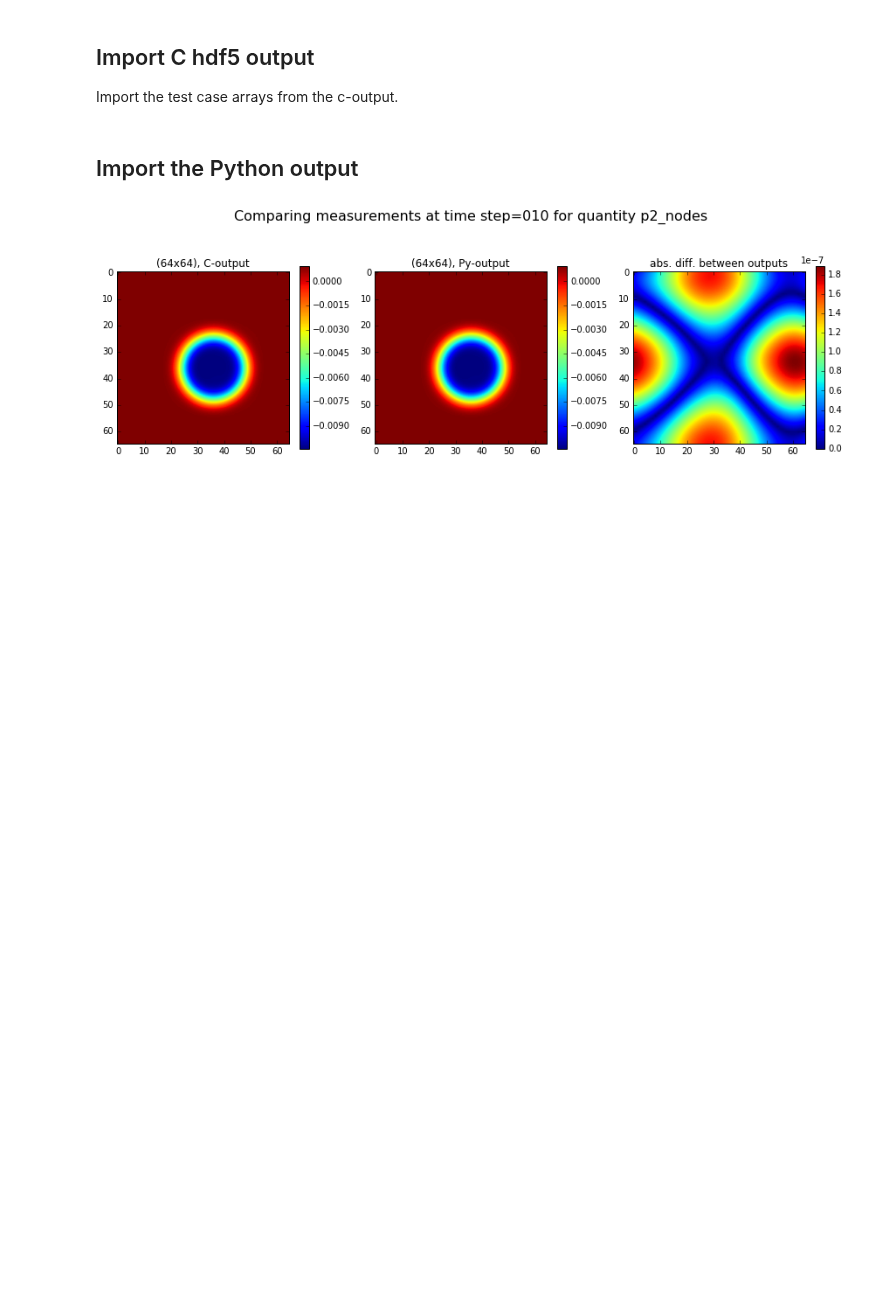
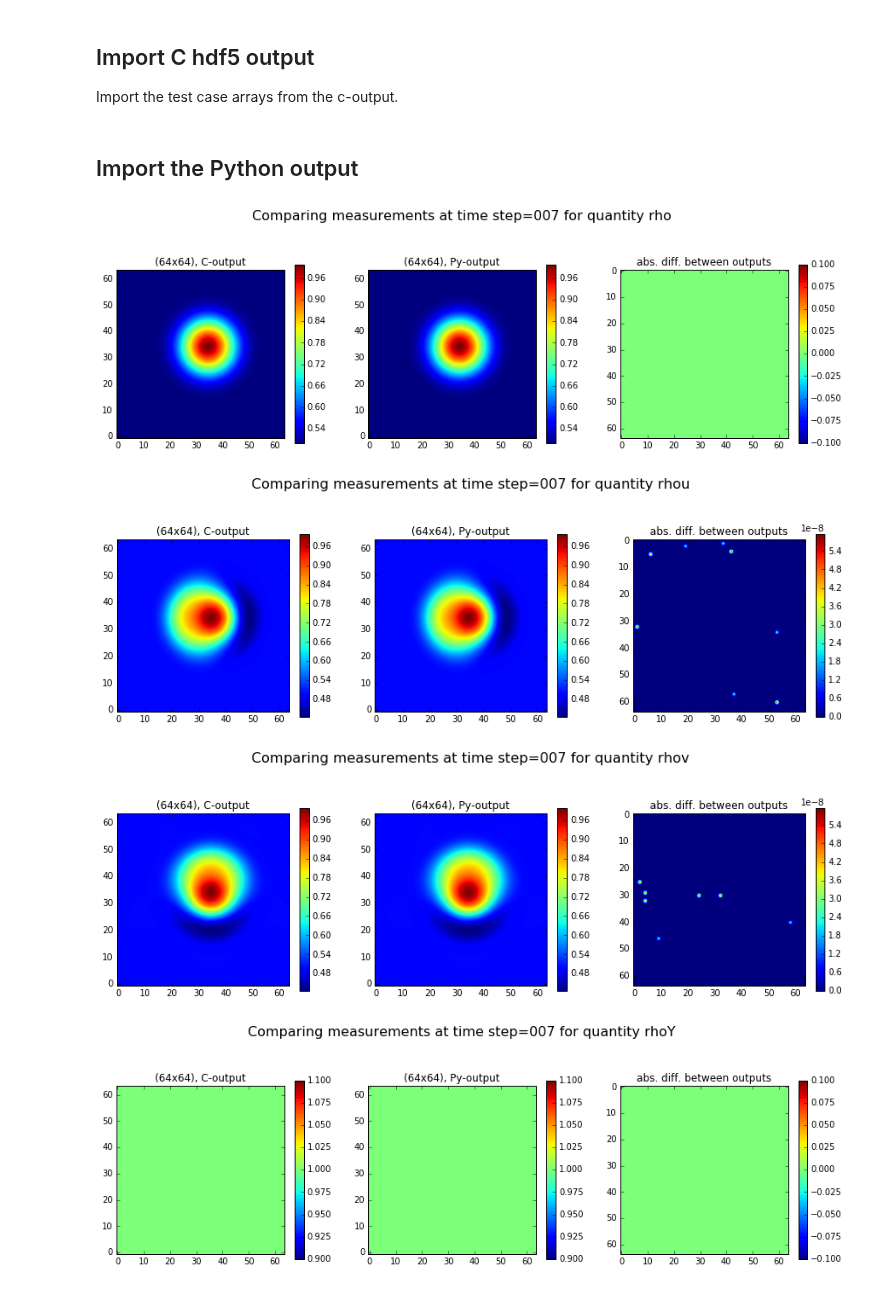
Before and after one commit to ray-chew/pyBELLA, a Jupyter notebook: RKLM_Reference/hdf4-5_converter_viewer.ipynb, the cells around one changed output. Drawn from its saved outputs; the diff is of its cells as text; code cells hidden in the pictures; blank space fills up the shorter version.

Commit message:
push latest changes to visualiser / debugger notebooks

```diff
--- a/RKLM_Reference/hdf4-5_converter_viewer.ipynb
+++ b/RKLM_Reference/hdf4-5_converter_viewer.ipynb
@@ -99,9 +99,9 @@ def import_c(string_h5, full_path, tag, flux):
             test_cases_folders += ['rhoYu','rhoYv']
             test_cases_names += ['rhoYu', 'rhoYv']
 
-    if tag == 'after_ebnaimp' or tag == 'after_full_step':
-        test_cases_folders += ['wplusx', 'wplusy', 'hcenter', 'p2_full', 'rhs_nodes', 'p2_initial']
-        test_cases_names += ['wplusx', 'wplusy', 'hcenter', 'p2_full', 'rhs_nodes', 'p2_initial']
+#     if tag == 'after_ebnaimp' or tag == 'after_full_step':
+#         test_cases_folders += ['wplusx', 'wplusy', 'hcenter', 'p2_full', 'rhs_nodes', 'p2_initial']
+#         test_cases_names += ['wplusx', 'wplusy', 'hcenter', 'p2_full', 'rhs_nodes', 'p2_initial']
 
     test_cases_folders = np.char.array(test_cases_folders)
     test_cases_names = np.char.array(test_cases_names)
@@ -136,14 +136,10 @@ def import_c(string_h5, full_path, tag, flux):
 # %%
 # specify directory where the python hdf5 output is.
 # py_directory = "../RKLM_Python/"
-py_directory = "../"
-
-py_path = py_directory + py_filename
 
 # helper function to extract array from hdf file by its name and timestep
 
-label = '_' + label
-def py_out(py_dataset,time=label):
+def py_out(py_dataset,time):
     return pyfile[str(py_dataset)][str(py_dataset)+time][:]
 
 def get_filename(grid_x,grid_y,size,end_time,suffix):
@@ -205,7 +201,7 @@ def diff_plot(py_arr,c_arr,time,att,Nx,Ny):
     fig.suptitle(r'Comparing measurements at time step=%.3d for quantity %s' %(time,att), fontsize='16')
     plt.show()
 # %%
-py_time = 10
+py_time = 7
 
 # typ = 'COMP'
 typ = 'PI'
@@ -246,36 +242,39 @@ py_directory += "output_travelling_vortex/"
 flux = False
 
 string_h5, full_path = convert_c(time,base_suffix,typ,tag, flux)
 c = import_c(string_h5, full_path,tag, flux)
 
 grid_x = 64
 grid_y = 64
 ref_size = 1
 end_time = 1.0
 
 if typ == 'COMP': suffix = 'comp'
 if typ == 'PI': suffix = 'psinc'
 
 py_filename_ref = get_filename(grid_x, grid_y, ref_size, end_time, suffix)
 py_path = get_path(py_filename_ref)
 
 atts = [
-#         'rho',
-#           'rhou',
-#           'rhov',
-#           'rhoY',
-          'p2_nodes',
+          'rho',
+          'rhou',
+          'rhov',
+          'rhoY',
+          'p2_nodes'
          ]
 
 # if tag == 'after_ebnaimp' or tag == 'after_full_step':
 #     atts += ['rhs_nodes', 'hcenter', 'wplusx', 'wplusy']
 
 # if tag == 'before_advect' or tag == 'after_half_step':
 #     atts += ['rhoYu', 'rhoYv']
 
 for att in atts:
     py_arr = ensemble_test_case(py_time,py_path,1,att,tag)
     c_arr = getattr(c,att)
     diff_plot(py_arr,c_arr,py_time,att,grid_x,grid_y)
 # %% [output]
-[figure, old version]
+[figure, new version]
+[figure, added]
+[figure, added]
+[figure, added]
```
Also changed, not shown: parts of 1 cell of this notebook, 2 other files.
